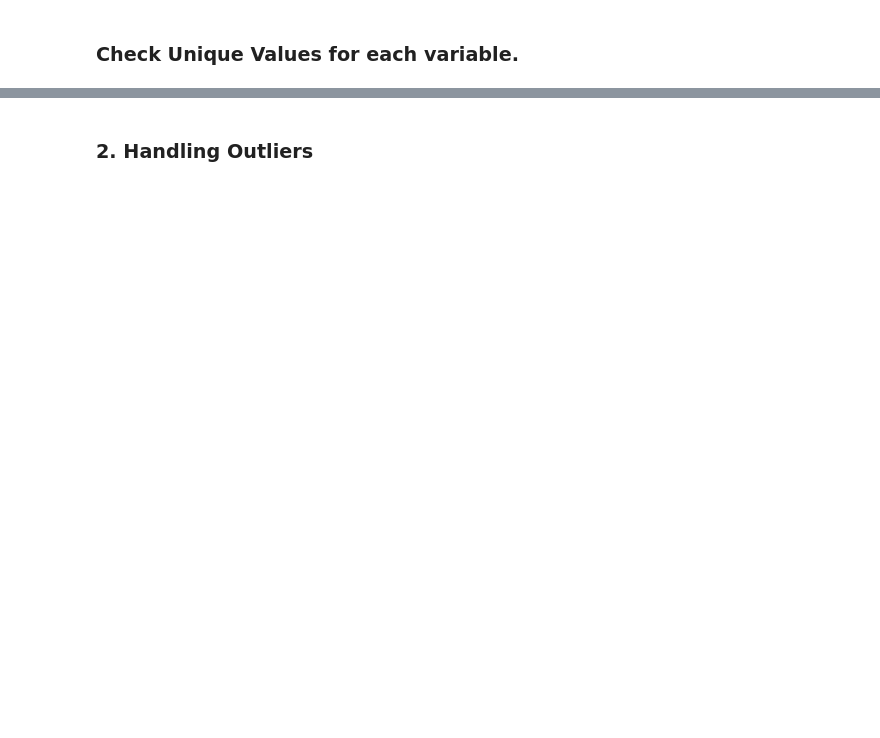
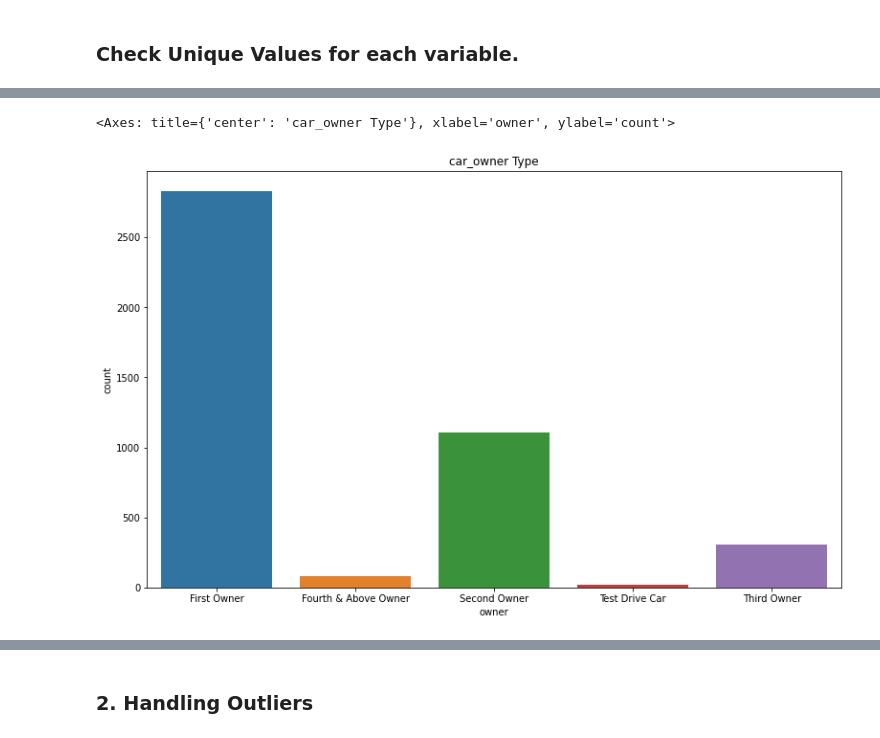
Before and after one commit to Ratnesh1210/DataScienceCapstoneProject, a Jupyter notebook: car_details_price.ipynb, the cells around one changed output, grey strips where cells are left out. Saved outputs shown, nothing was run; the diff lists cells and outputs as text; code cells hidden in the pictures; blank space fills up the shorter version.

```diff
--- a/car_details_price.ipynb
+++ b/car_details_price.ipynb
@@ -110,3 +206,3 @@ print("The number of unique car count variables is:", unique_car)
 # %%
-car_owner = df.groupby("owner")["name"].count().reset_index()
+car_owner = df.groupby("owner")["name"].count().reset_index().rename(columns={"name": "count"})
 car_owner
@@ -113,6 +216,9 @@ car_owner
 # %%
 plt.figure(figsize=(13,8))
 plt.title('car_owner Type')
-sns.barplot(x='owner',y='name',data=car_owner)
+sns.barplot(x='owner',y='count',data=car_owner)
+# %% [output]
+<Axes: title={'center': 'car_owner Type'}, xlabel='owner', ylabel='count'>
+[figure, added]
 # %%
 df.head(2)
```
Also changed, not shown: parts of 79 cells of this notebook.
